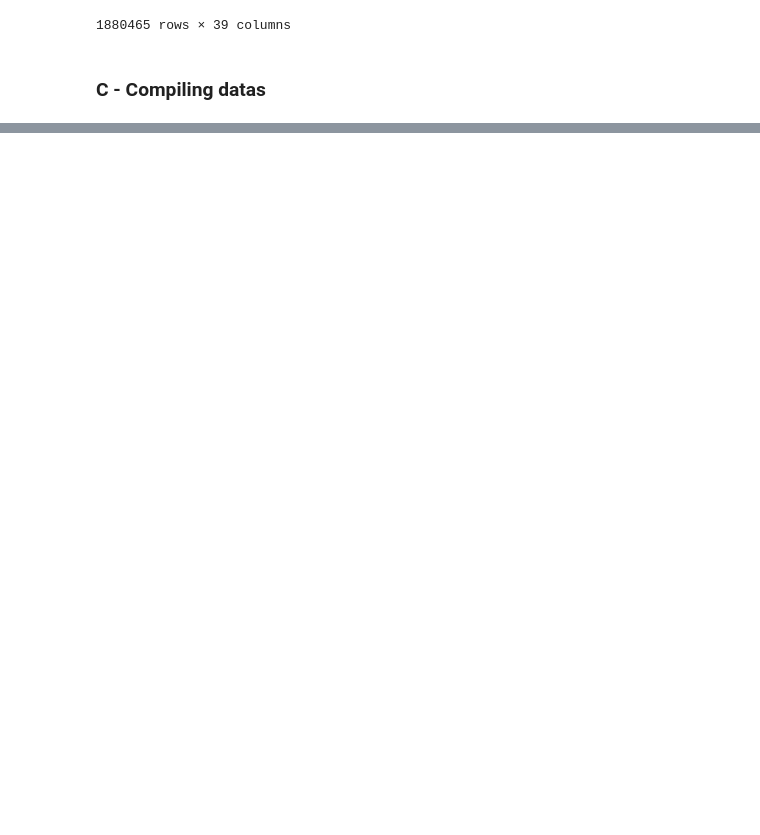
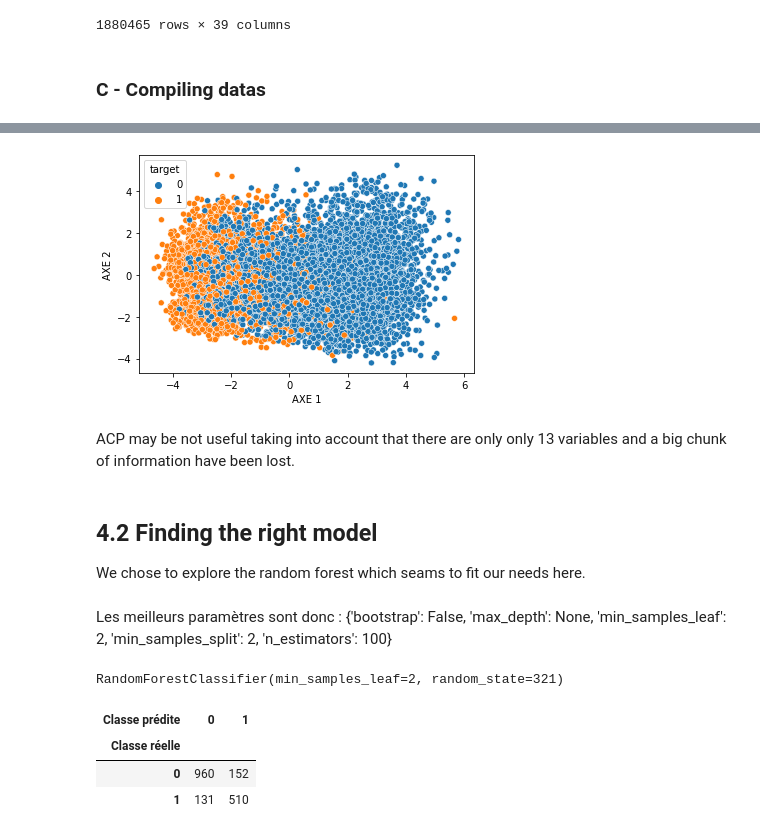
Before and after one commit to Coincoin-Dataduck/wildefires-da, a Jupyter notebook: fire prediction model/prediction_model_creation.ipynb, the cells around one changed output, grey strips where cells are left out. Drawn from its saved outputs; the diff is of its cells as text; code cells hidden in the pictures; blank space fills up the shorter version.

```diff
--- a/fire prediction model/prediction_model_creation.ipynb
+++ b/fire prediction model/prediction_model_creation.ipynb
@@ -219,0 +259,10 @@ df_combined.to_csv('combined-data.csv') #export for the team
+# %%
+PCA_mat = pd.DataFrame({'AXE 1': coord_AK[:, 0], 'AXE 2': coord_AK[:, 1], 'target': target_AK})
+sns.scatterplot('AXE 1', 'AXE 2', hue='target', data=PCA_mat);
+# %% [output]
+[figure, added]
+# %% [markdown]
+ACP may be not useful taking into account that there are only only 13 variables and a big chunk of information have been lost.
+# %% [markdown]
+## 4.2 Finding the right model
+We chose to explore the random forest which seams to fit our needs here.
@@ -219,0 +289,15 @@ df_combined.to_csv('combined-data.csv') #export for the team
+# %% [markdown]
+Les meilleurs paramètres sont donc : {'bootstrap': False, 'max_depth': None, 'min_samples_leaf': 2, 'min_samples_split': 2, 'n_estimators': 100}
+# %%
+RFC = ensemble.RandomForestClassifier(random_state=321, min_samples_leaf=2, bootstrap=True) #testing the parameters
+RFC.fit(X_train, y_train)
+# %% [output]
+RandomForestClassifier(min_samples_leaf=2, random_state=321)
+# %%
+y_pred = RFC.predict(X_test)
+pd.crosstab(y_test, y_pred, rownames=['Classe réelle'], colnames=['Classe prédite'])
+# %% [output]
+| Classe prédite | 0 | 1 |
+| Classe réelle |  |  |
+| 0 | 960 | 152 |
+| 1 | 131 | 510 |
```
Also changed, not shown: parts of 30 cells of this notebook, 57 other files.
